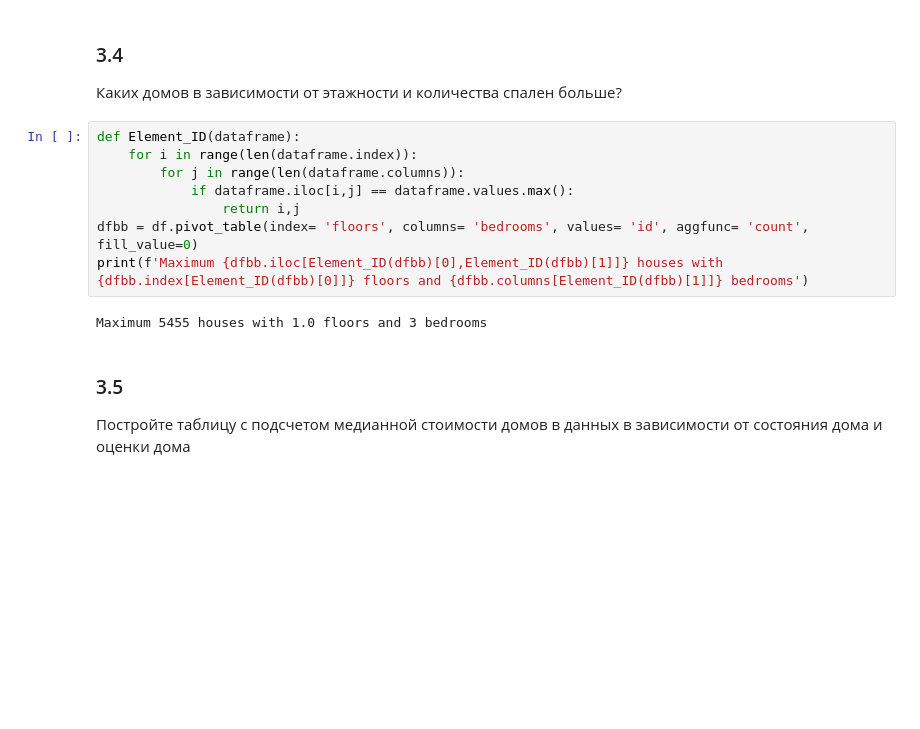
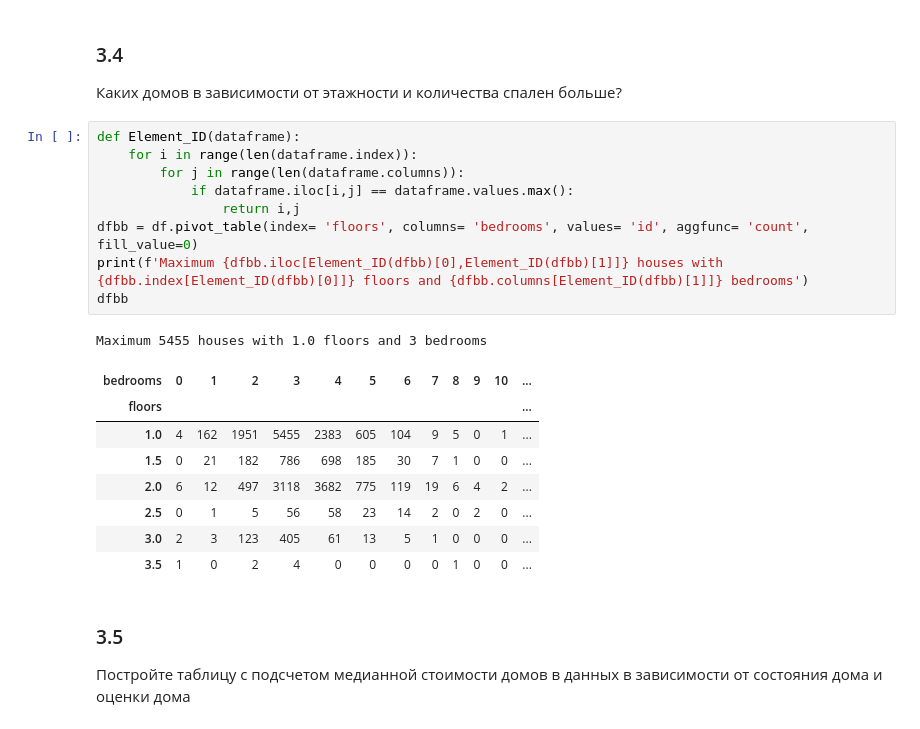
Before and after one commit to Solitte/Terver, a Jupyter notebook: Pandas_DZ2/DZ2.ipynb, the cells around one changed output. Cells and saved outputs as stored; diff of their text form; blank space fills up the shorter version.

```diff
--- a/Pandas_DZ2/DZ2.ipynb
+++ b/Pandas_DZ2/DZ2.ipynb
@@ -184,13 +184,22 @@ pd.crosstab(index= df['waterfront'], columns= df['view'])
 # %%
 def Element_ID(dataframe):
     for i in range(len(dataframe.index)):
         for j in range(len(dataframe.columns)):
             if dataframe.iloc[i,j] == dataframe.values.max():
                 return i,j
 dfbb = df.pivot_table(index= 'floors', columns= 'bedrooms', values= 'id', aggfunc= 'count', fill_value=0)
 print(f'Maximum {dfbb.iloc[Element_ID(dfbb)[0],Element_ID(dfbb)[1]]} houses with {dfbb.index[Element_ID(dfbb)[0]]} floors and {dfbb.columns[Element_ID(dfbb)[1]]} bedrooms')
+dfbb
 # %% [output]
 Maximum 5455 houses with 1.0 floors and 3 bedrooms
+| bedrooms | 0 | 1 | 2 | 3 | 4 | 5 | 6 | 7 | 8 | 9 | 10 | ... |
+| floors |  |  |  |  |  |  |  |  |  |  |  | ... |
+| 1.0 | 4 | 162 | 1951 | 5455 | 2383 | 605 | 104 | 9 | 5 | 0 | 1 | ... |
+| 1.5 | 0 | 21 | 182 | 786 | 698 | 185 | 30 | 7 | 1 | 0 | 0 | ... |
+| 2.0 | 6 | 12 | 497 | 3118 | 3682 | 775 | 119 | 19 | 6 | 4 | 2 | ... |
+| 2.5 | 0 | 1 | 5 | 56 | 58 | 23 | 14 | 2 | 0 | 2 | 0 | ... |
+| 3.0 | 2 | 3 | 123 | 405 | 61 | 13 | 5 | 1 | 0 | 0 | 0 | ... |
+| 3.5 | 1 | 0 | 2 | 4 | 0 | 0 | 0 | 0 | 1 | 0 | 0 | ... |
 # %% [markdown]
 ### 3.5
 Постройте таблицу с подсчетом медианной стоимости домов в данных в зависимости от состояния дома и оценки дома
```
